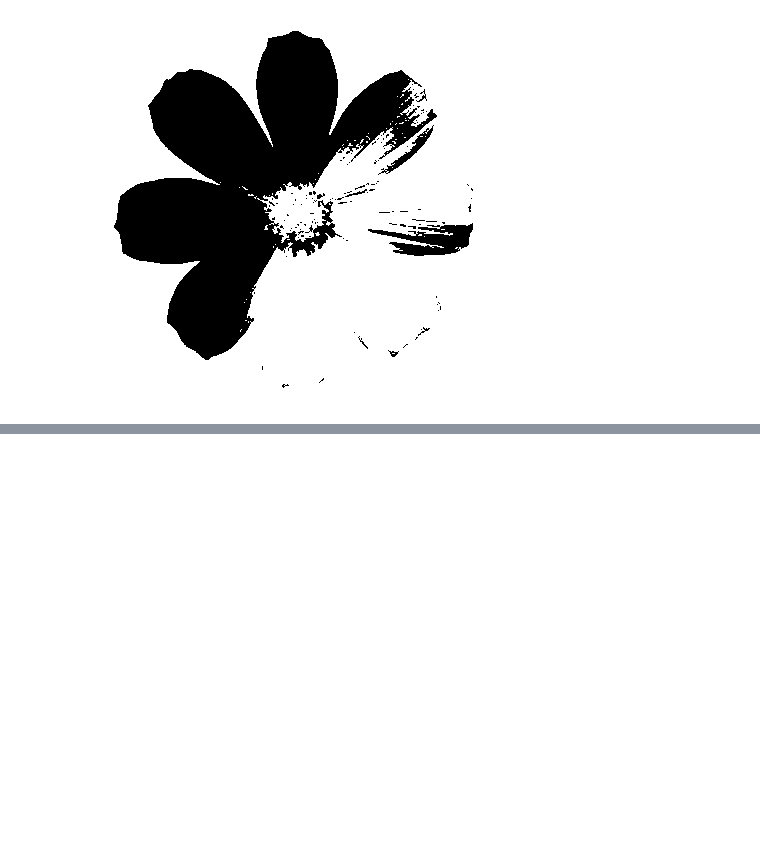
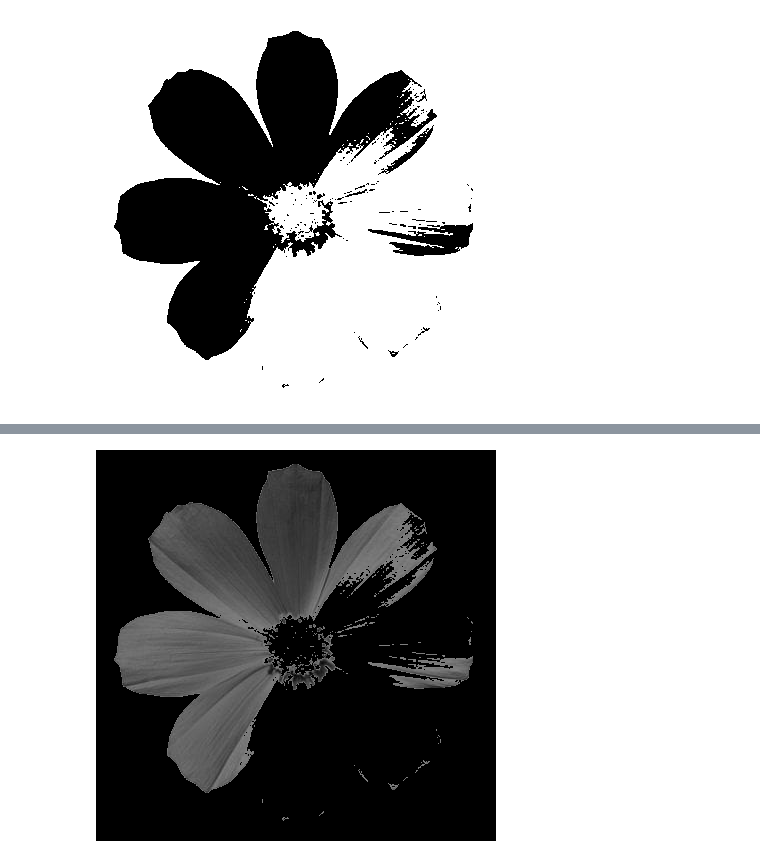
Before and after one commit to olzlt/OpenCV, a Jupyter notebook: opencv_05_binary.ipynb, the cells around one changed output, grey strips where cells are left out. Drawn from its saved outputs; the diff is of its cells as text; code cells hidden in the pictures; blank space fills up the shorter version.

```diff
--- a/opencv_05_binary.ipynb
+++ b/opencv_05_binary.ipynb
@@ -60,0 +85,6 @@ THRESH_TOZERO_INV
+# %%
+# THRESH_TOZERO_INV()
+retval, dst = cv2.threshold(img,128,255,cv2.THRESH_TOZERO_INV)
+cv2_imshow(dst)
+# %% [output]
+[figure, added]
```
Also changed, not shown: parts of 9 cells of this notebook.
